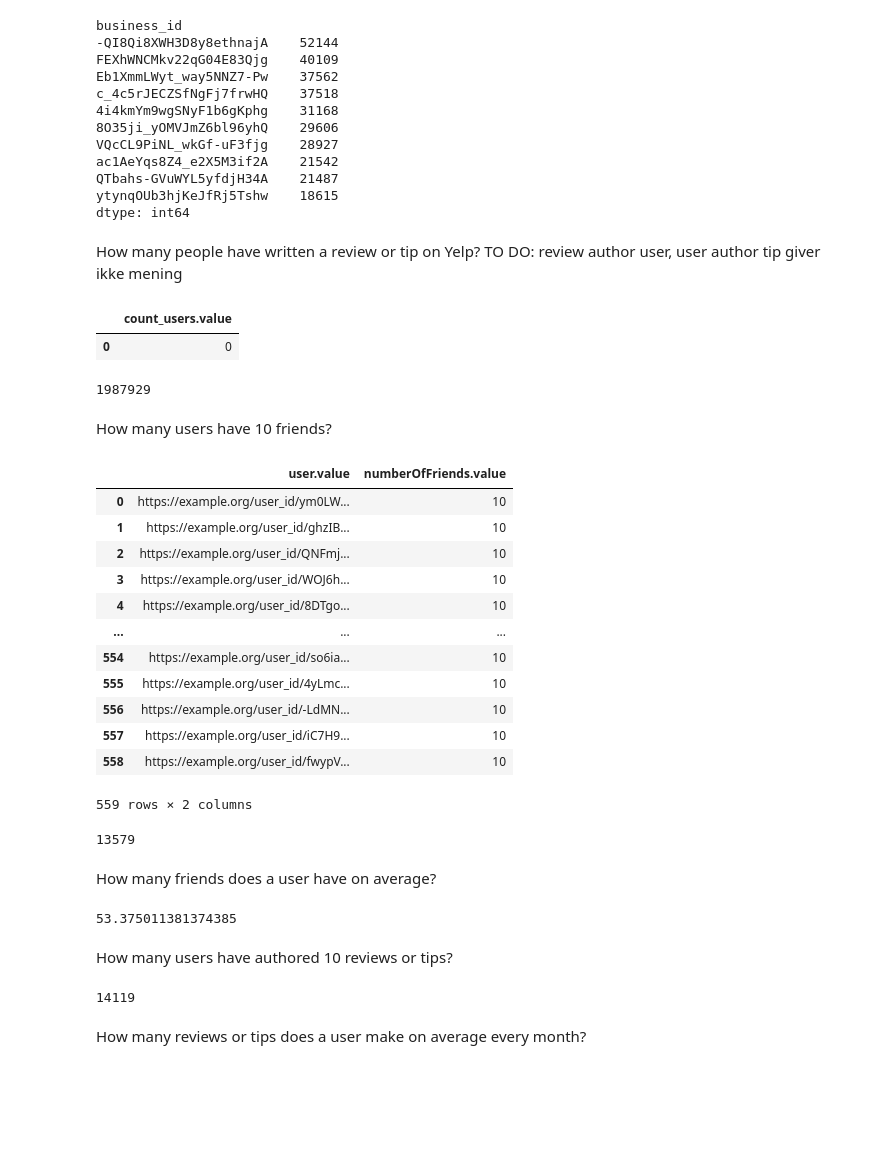
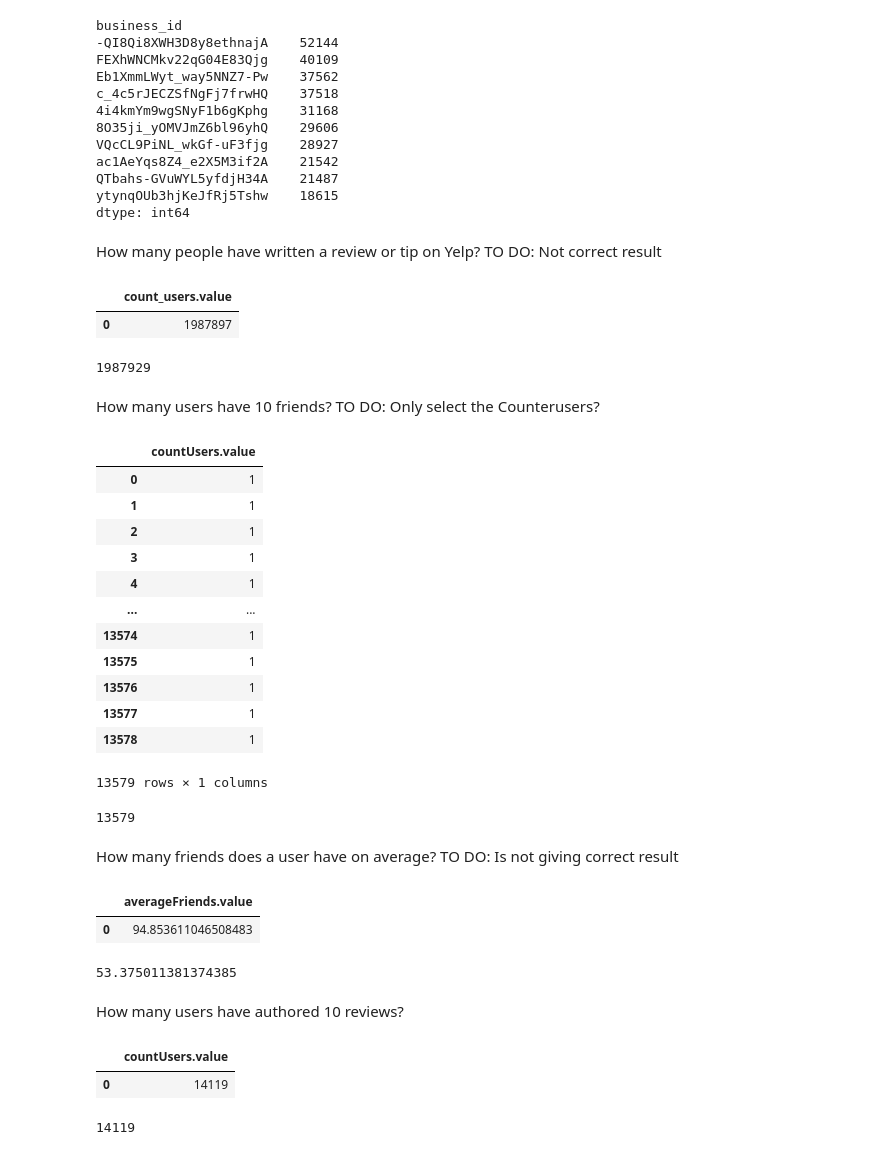
Before and after one commit to christiannielsen98/DVML-P7, a Jupyter notebook: Code/CompetencyQuestions/yelp_competency_question.ipynb, the cells around one changed output. Cells and saved outputs as stored; diff of their text form; code cells hidden in the pictures; blank space fills up the shorter version.

```diff
--- a/Code/CompetencyQuestions/yelp_competency_question.ipynb
+++ b/Code/CompetencyQuestions/yelp_competency_question.ipynb
@@ -274,10 +293,11 @@ QTbahs-GVuWYL5yfdjH34A    21487
 ytynqOUb3hjKeJfRj5Tshw    18615
 dtype: int64
 # %% [markdown]
-How many people have written a review or tip on Yelp? TO DO: review author user, user author tip giver ikke mening
+How many people have written a review or tip on Yelp?
+TO DO: Not correct result
 # %%
 sparql_query = """
-SELECT DISTINCT COUNT(?users) AS ?count_users
+SELECT COUNT(DISTINCT(?user)) AS ?countUsers
 WHERE {
     ?user rdfs:Class schema:Person .
     ?review schema:author ?user .
@@ -287,39 +307,40 @@ WHERE {
 run_query(query=sparql_query, as_dataframe=True)
 # %% [output]
 |  | count_users.value |
-| 0 | 0 |
+| 0 | 1987897 |
 # %%
 reviews.drop_duplicates(subset=['user_id']).shape[0]
 # %% [output]
 1987929
 # %% [markdown]
 How many users have 10 friends?
+TO DO: Only select the Counterusers?
 # %%
 sparql_query = """
-SELECT ?user (COUNT(?friend) as ?numberOfFriends)
+SELECT COUNT(DISTINCT(?user)) AS ?countUsers
 WHERE {
     ?user rdfs:Class schema:Person .
     ?user schema:knows ?friend .
 }
 GROUP BY ?user
 HAVING (COUNT(?friend) = 10)
 """
 
 run_query(query=sparql_query, as_dataframe=True)
 # %% [output]
-|  | user.value | numberOfFriends.value |
-| 0 | https://example.org/user_id/ym0LW... | 10 |
-| 1 | https://example.org/user_id/ghzIB... | 10 |
-| 2 | https://example.org/user_id/QNFmj... | 10 |
-| 3 | https://example.org/user_id/WOJ6h... | 10 |
-| 4 | https://example.org/user_id/8DTgo... | 10 |
-| ... | ... | ... |
-| 554 | https://example.org/user_id/so6ia... | 10 |
-| 555 | https://example.org/user_id/4yLmc... | 10 |
-| 556 | https://example.org/user_id/-LdMN... | 10 |
-| 557 | https://example.org/user_id/iC7H9... | 10 |
-| 558 | https://example.org/user_id/fwypV... | 10 |
+|  | countUsers.value |
+| 0 | 1 |
+| 1 | 1 |
+| 2 | 1 |
+| 3 | 1 |
+| 4 | 1 |
+| ... | ... |
+| 13574 | 1 |
+| 13575 | 1 |
+| 13576 | 1 |
+| 13577 | 1 |
+| 13578 | 1 |
-559 rows × 2 columns
+13579 rows × 1 columns
 # %%
 users["amountFriends"] = users["friends"].apply(lambda x: len(x.split(",")))
 users[users["amountFriends"] == 10].shape[0]
@@ -327,39 +348,50 @@ users[users["amountFriends"] == 10].shape[0]
 13579
 # %% [markdown]
 How many friends does a user have on average?
+TO DO: Is not giving correct result
 # %%
 sparql_query = """
-SELECT (AVG(?friend) as ?averageFriends)
+SELECT AVG(?numberOfFriends) as ?averageFriends
+WHERE { SELECT COUNT(?friend) as ?numberOfFriends
 WHERE {
     ?user rdfs:Class schema:Person .
     ?user schema:knows ?friend .
 }
+GROUP BY ?user
+}
 """
 
 run_query(query=sparql_query, as_dataframe=True)
+# %% [output]
+|  | averageFriends.value |
+| 0 | 94.853611046508483 |
 # %%
 # How many friends does a user have on average?
 users["amountFriends"].mean()
 # %% [output]
 53.375011381374385
 # %% [markdown]
-How many users have authored 10 reviews or tips?
+How many users have authored 10 reviews?
 # %%
 sparql_query = """
-SELECT ?user (COUNT(?reviews) as ?numberOfReviews)
+SELECT COUNT(DISTINCT(?user)) AS ?countUsers
+WHERE {
+SELECT ?user COUNT(?review) as ?numberOfReviews
 WHERE {
     ?user rdfs:Class schema:Person .
-    ?user schema:knows ?friend .
+    ?review schema:author ?user .
 }
-HAVING { ?numberOfFriends = 10 }
 GROUP BY ?user
+HAVING (COUNT(?review) = 10)
+}
 """
 
 run_query(query=sparql_query, as_dataframe=True)
+# %% [output]
+|  | countUsers.value |
+| 0 | 14119 |
 # %%
 # Count how many users have authored 10 reviews
 reviews.groupby("user_id").size().reset_index(name="count").query("count == 10").shape[0]
 # %% [output]
 14119
-# %% [markdown]
-How many reviews or tips does a user make on average every month?
```
Also changed, not shown: parts of 8 cells of this notebook, 4 other files.
